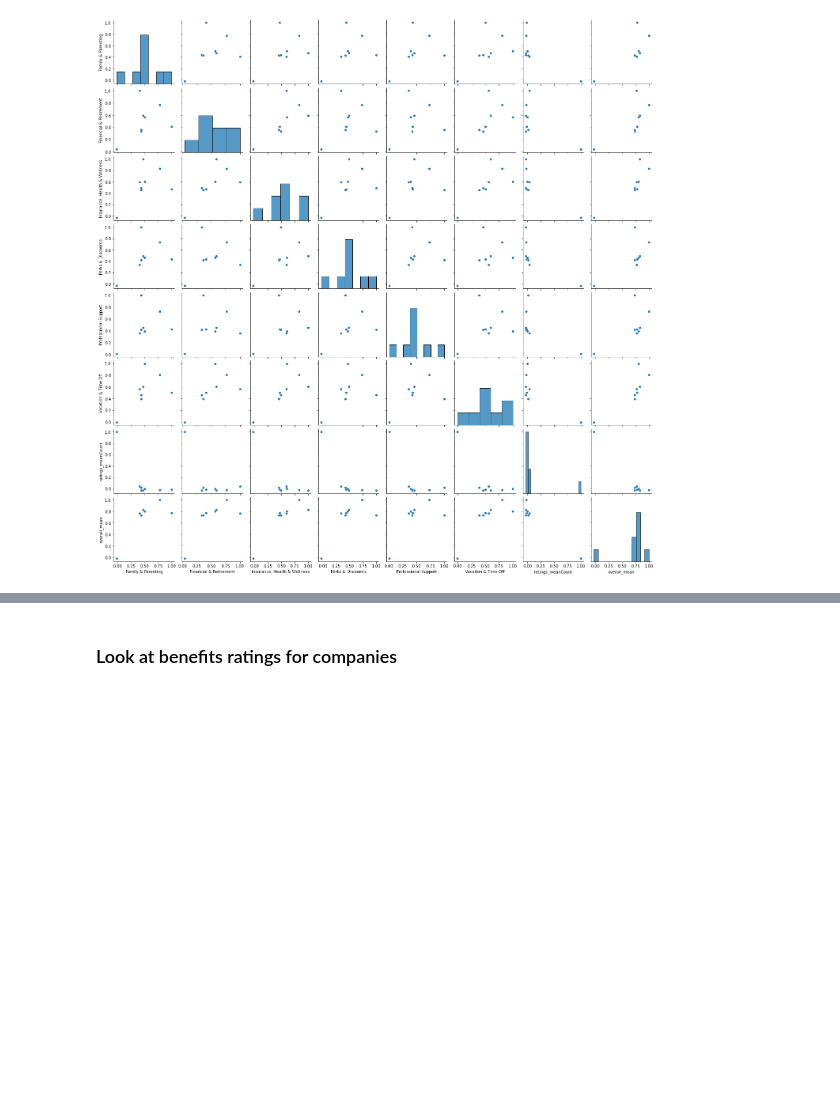
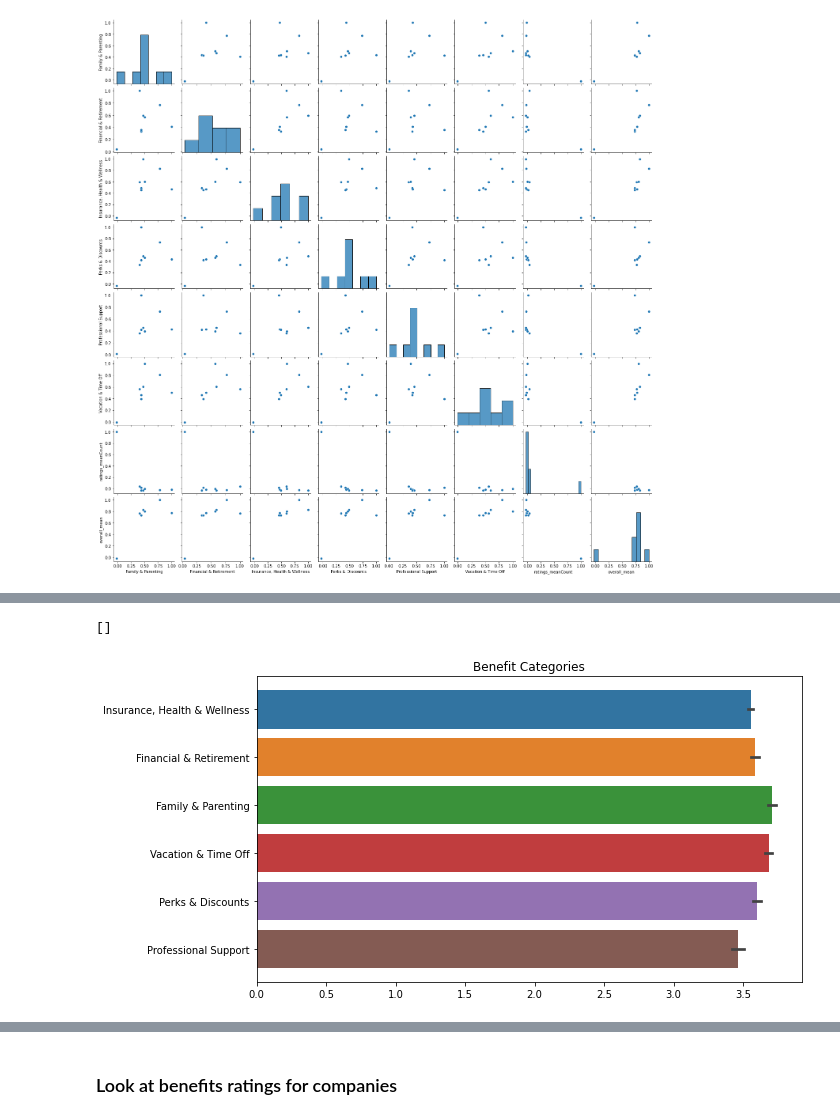
Before and after one commit to molieriAC/DSTools1_FinalProject, a Jupyter notebook: IndeedGlassdoorData.ipynb, the cells around one changed output, grey strips where cells are left out. Saved outputs shown, nothing was run; the diff lists cells and outputs as text; code cells hidden in the pictures; blank space fills up the shorter version.

```diff
--- a/IndeedGlassdoorData.ipynb
+++ b/IndeedGlassdoorData.ipynb
@@ -167,0 +298,10 @@ plt.show()
+# %%
+# Which benefit categories have the highest ratings?
+fig, ax = plt.subplots(figsize=(10, 5))
+sns.barplot(data=glassdoor_df, y='new_type', x='rating').set(xlabel=None, ylabel=None, title='Benefit Categories')
+
+plt.tight_layout()
+plt.plot()
+# %% [output]
+[]
+[figure, added]
```
Also changed, not shown: parts of 34 cells of this notebook.
